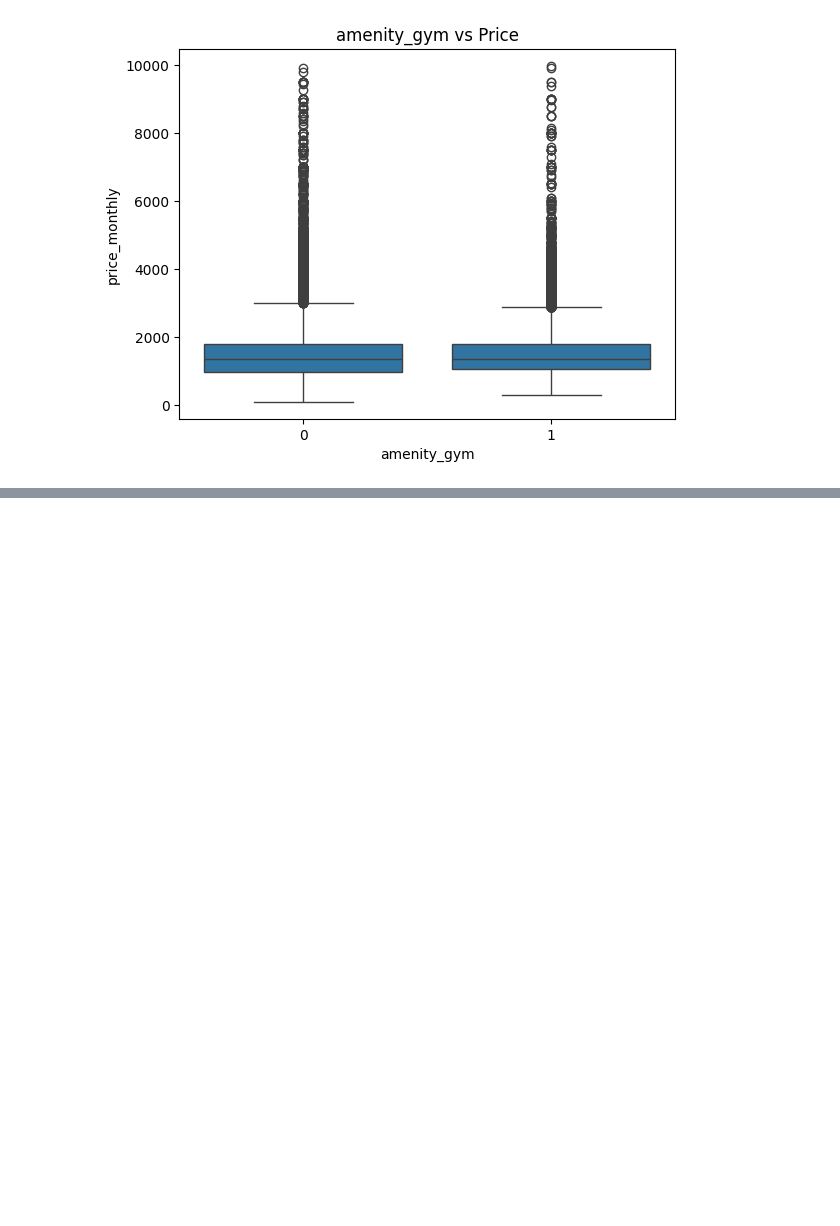
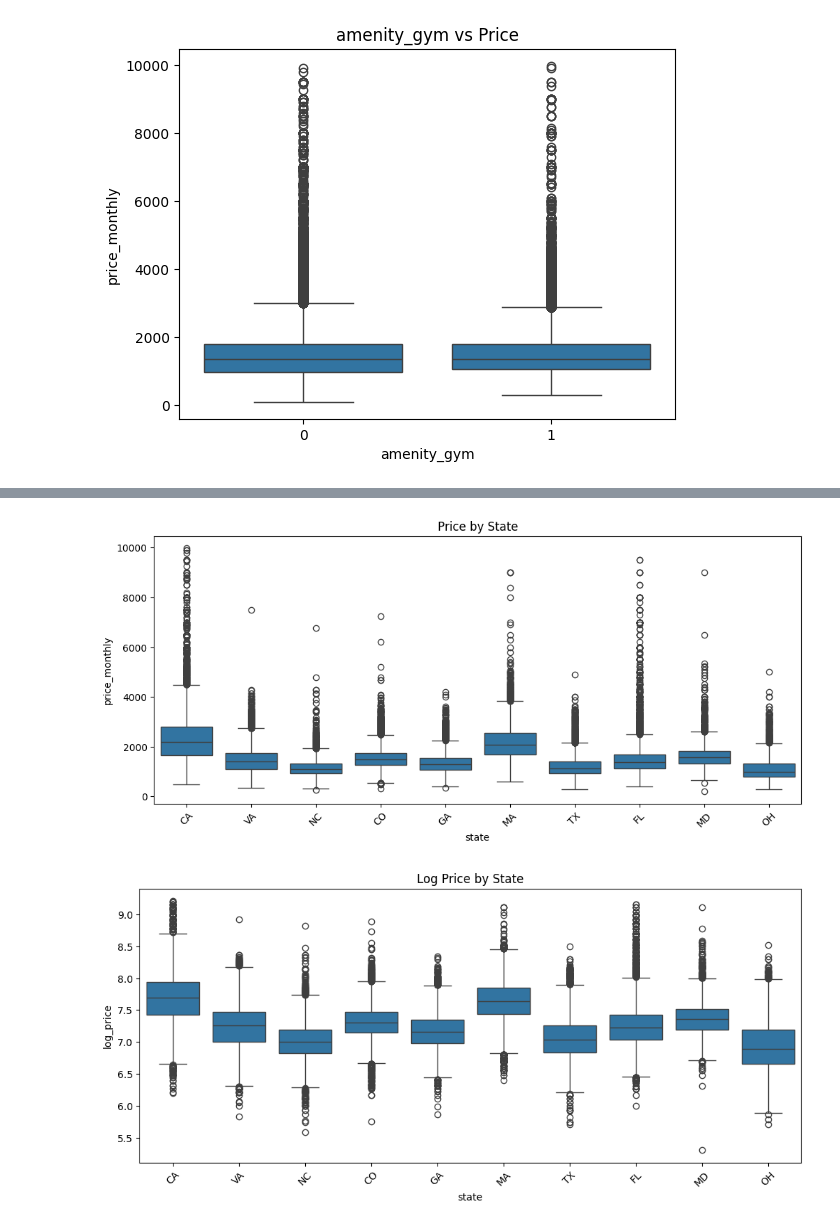
Before and after one commit to darrelljing21/ITEC4305-project, a Jupyter notebook: src/darrell/datacleaning.ipynb, the cells around one changed output, grey strips where cells are left out. Saved outputs shown, nothing was run; the diff lists cells and outputs as text; code cells hidden in the pictures; blank space fills up the shorter version.

```diff
--- a/src/darrell/datacleaning.ipynb
+++ b/src/darrell/datacleaning.ipynb
@@ -686,0 +718,20 @@ Name: count, dtype: int64
+# %%
+# State and price/log price
+# top 10 states with the largest sample size
+top_states = df_eda["state"].value_counts().head(10).index
+df_state = df_eda[df_eda["state"].isin(top_states)].copy()
+
+plt.figure(figsize=(12, 5))
+sns.boxplot(data=df_state, x="state", y="price_monthly")
+plt.xticks(rotation=45)
+plt.title("Price by State")
+plt.show()
+
+plt.figure(figsize=(12, 5))
+sns.boxplot(data=df_state, x="state", y="log_price")
+plt.xticks(rotation=45)
+plt.title("Log Price by State")
+plt.show()
+# %% [output]
+[figure, added]
+[figure, added]
```
Also changed, not shown: parts of 43 cells of this notebook.
